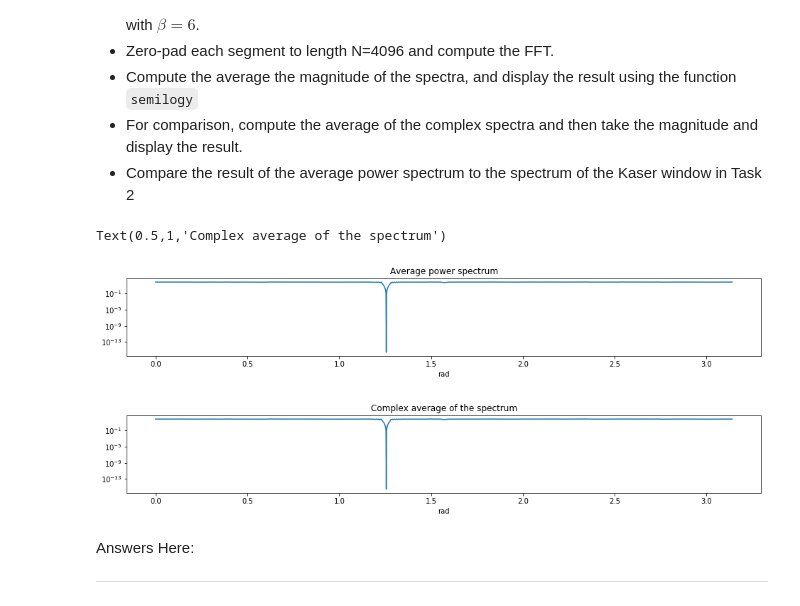
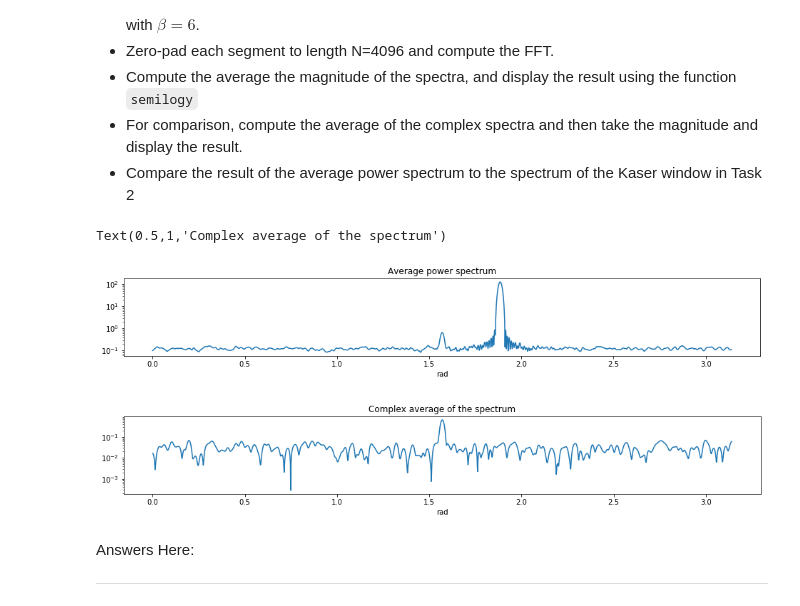
Before and after one commit to lm-t/ee123-labs, a Jupyter notebook: lab2/Lab2-Part-I-Windows.ipynb, the cells around one changed output. Drawn from its saved outputs; the diff is of its cells as text; code cells hidden in the pictures.

```diff
--- a/lab2/Lab2-Part-I-Windows.ipynb
+++ b/lab2/Lab2-Part-I-Windows.ipynb
@@ -343,41 +343,38 @@ One way to do so is to break the sequence into non-overlapping sections of the d
 noise_std = 0.01  # standard deviation of additive noise
 N = 4096      # FFT size
 L = 10240       # Window size
 
 n = r_[0.0:L]
 
 omega1 = 2*pi*0.2  # frequency 1
 omega2 = 2*pi*0.25    # frequency 2
 A1 = 1                # amplitude of 1st sinusoid
 A2 = 0.005            # amplitude of second sinusoid
 y = A1*sin(omega1*n) + A2*sin(omega2*n) + np.random.randn(L)*noise_std
 
-X = []
-for i in range(0, L, 512):
-    Y_kaiser6 = fft.fft(y[i:(512 + i)]*np.kaiser(512,6),N) #window segments with Kaiser Window $\beta =6$
-    Y_kaiser6 = 20*log10(abs(Y_kaiser6)/max(abs(Y_kaiser6)))
-    X.append(Y_kaiser6)
-
+y_reshape = np.reshape(y, (20, 512)) * np.kaiser(512, 6)
+X = fft.fft(y_reshape, N)
+X = fft.fftshift(X, (1,))
 
 # compute mean
 Pspect = mean(np.abs(X),axis=0);
 Pspect_cplx = np.abs(mean(X,axis=0));
 
 
 # Plotting:
 
 fig = figure(figsize=(16,2))
 semilogy(r_[0.0:N/2.0]/N*2*pi,Pspect[0:N//2])
 plt.xlabel('rad')
 plt.title('Average power spectrum')
 fig = figure(figsize=(16,2))
 semilogy(r_[0.0:N/2.0]/N*2*pi,Pspect_cplx[0:N//2])
 plt.xlabel('rad')
 title('Complex average of the spectrum')
 # %% [output]
 Text(0.5,1,'Complex average of the spectrum')
-[figure, old version]
+[figure, new version]
-[figure, old version]
+[figure, new version]
 # %% [markdown]
 Answers Here:
 ___
```
Also changed, not shown: parts of 3 cells of this notebook.
